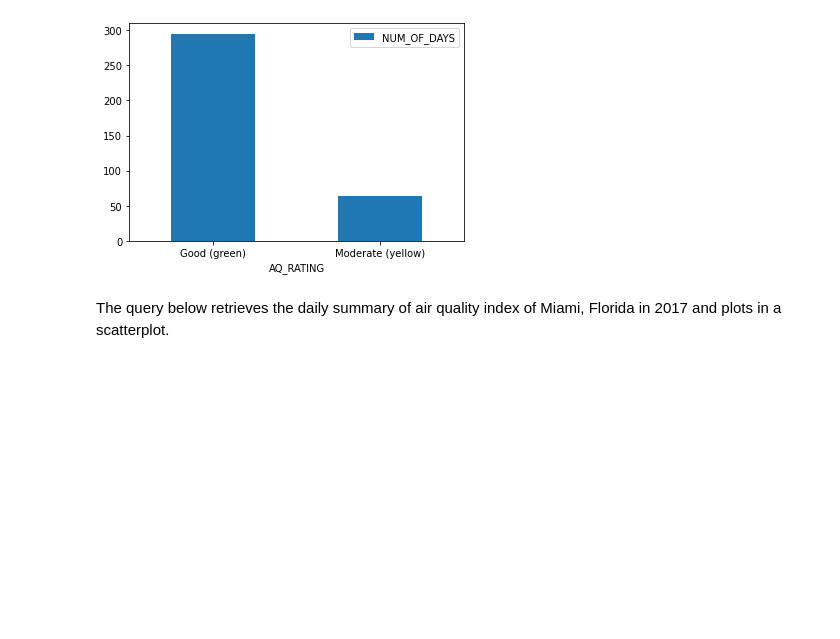
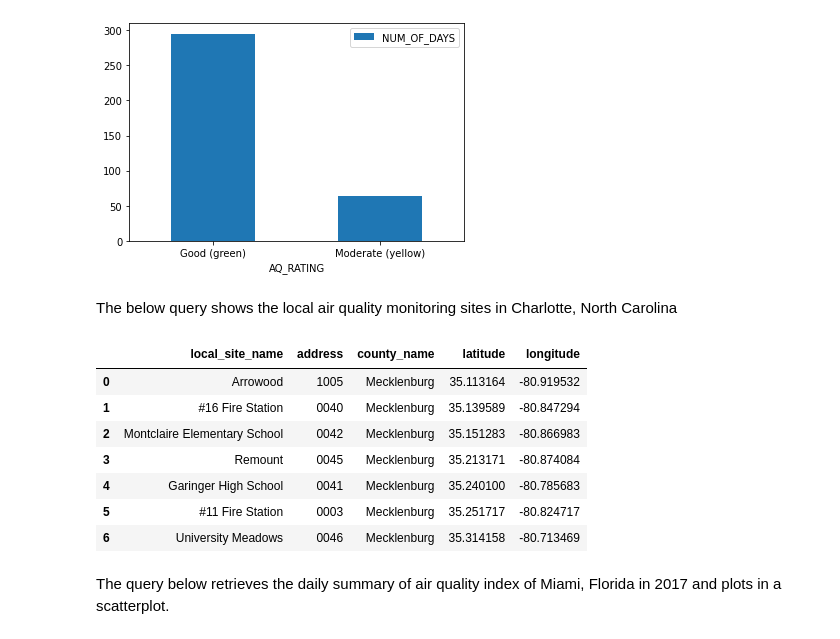
Before and after one commit to CoderMohitSinha/KBS-Project, a Jupyter notebook: air_quality_dataset_analysis.ipynb, the cells around one changed output. Saved outputs shown, nothing was run; the diff lists cells and outputs as text; code cells hidden in the pictures; blank space fills up the shorter version.

```diff
--- a/air_quality_dataset_analysis.ipynb
+++ b/air_quality_dataset_analysis.ipynb
@@ -101,3 +101,5 @@ df.plot.bar(x='AQ_RATING', y="NUM_OF_DAYS", rot=0)
 # %% [output]
 <matplotlib.axes._subplots.AxesSubplot at 0x...>
 [figure]
+# %% [markdown]
+The below query shows the local air quality monitoring sites in Charlotte, North Carolina
@@ -104,3 +133,14 @@ df.plot.bar(x='AQ_RATING', y="NUM_OF_DAYS", rot=0)
+# %%
+df
+# %% [output]
+|  | local_site_name | address | county_name | latitude | longitude |
+| 0 | Arrowood | 1005 | Mecklenburg | 35.113164 | -80.919532 |
+| 1 | #16 Fire Station | 0040 | Mecklenburg | 35.139589 | -80.847294 |
+| 2 | Montclaire Elementary School | 0042 | Mecklenburg | 35.151283 | -80.866983 |
+| 3 | Remount | 0045 | Mecklenburg | 35.213171 | -80.874084 |
+| 4 | Garinger High School | 0041 | Mecklenburg | 35.240100 | -80.785683 |
+| 5 | #11 Fire Station | 0003 | Mecklenburg | 35.251717 | -80.824717 |
+| 6 | University Meadows | 0046 | Mecklenburg | 35.314158 | -80.713469 |
 # %% [markdown]
 The query below retrieves the daily summary of air quality index of Miami, Florida in 2017 and plots in a scatterplot.
 # %%
```
Also changed, not shown: parts of 8 cells of this notebook.
